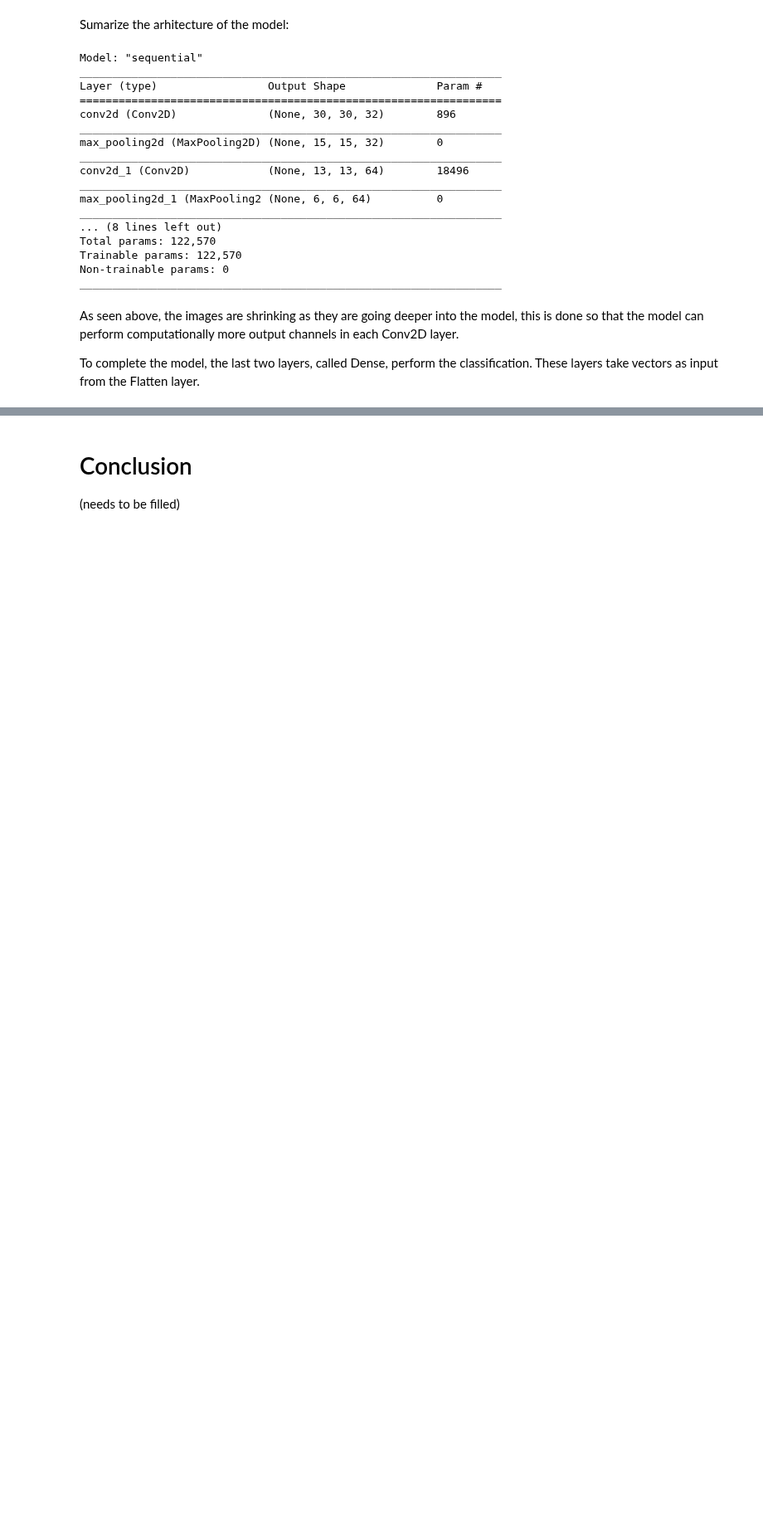
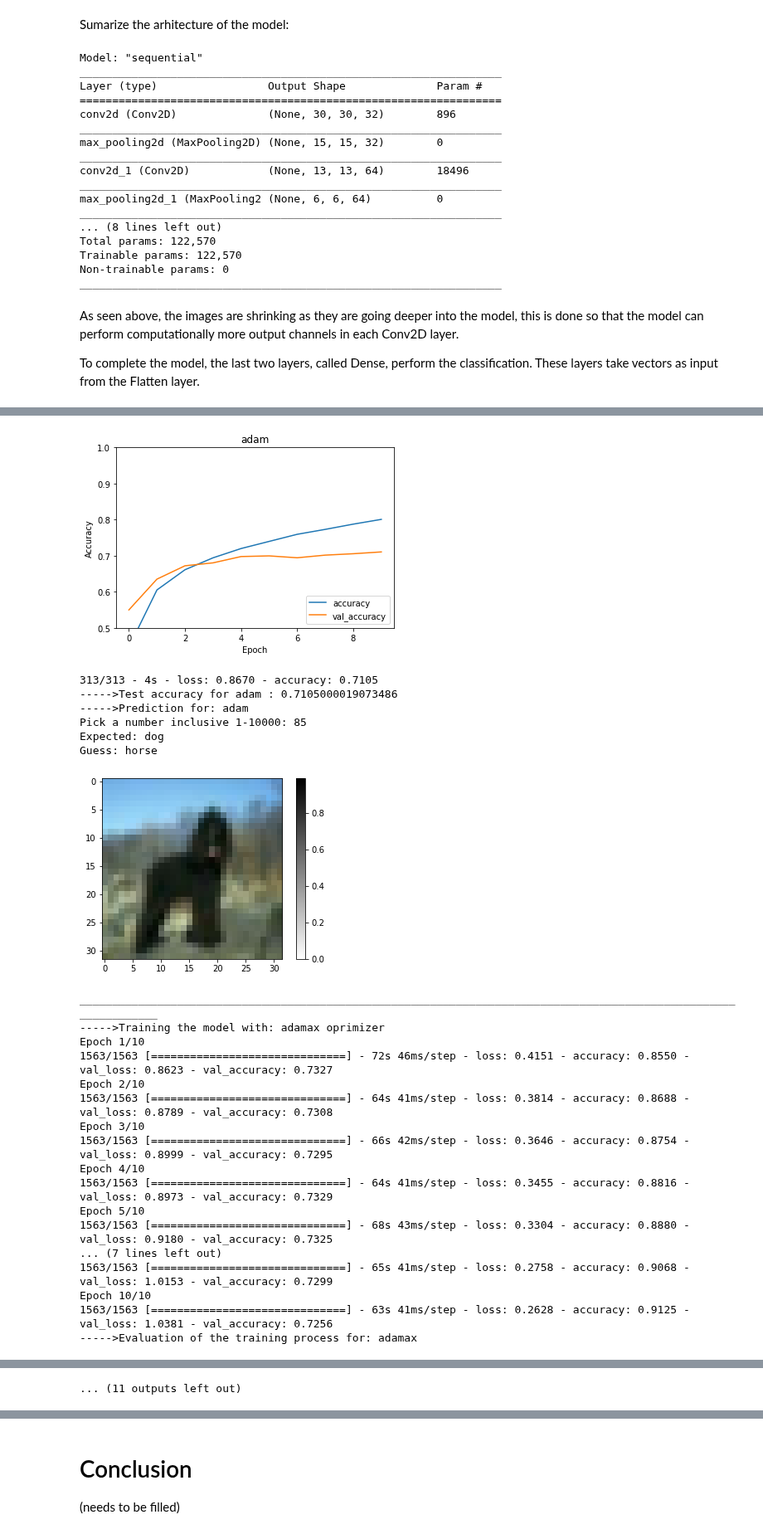
Before and after one commit to DoraTheodora/MachineLearning-Tutorial, a Jupyter notebook: CA2-Data Preprocessing and Algorithms.ipynb, the cells around one changed output, grey strips where cells are left out. Shown at 83% size. Cells and saved outputs as stored; diff of their text form; code cells hidden in the pictures; blank space fills up the shorter version.

Commit message:
Added more optimizers for CNN

```diff
--- a/CA2-Data Preprocessing and Algorithms.ipynb
+++ b/CA2-Data Preprocessing and Algorithms.ipynb
@@ -491,19 +490,56 @@ Compiling parameters:
    - <b>loss</b> is calculate as a difference between predictions and the true labels. The value of loss shows how poorly or well the model behaves during training
 # %%
-optimizers = ["adam", "adamax", "adagrad", "adadelta",  "RMSprop", "nadam", "momentum"]
+optimizers = ["adam", "adamax", "adagrad", "adadelta",  "RMSprop", "nadam"]
 # %%
 for optimizer in optimizers:
-    print("Training the model with: ", optimizer, " oprimizer: ")
-    model.compile(optimizer=optimizer,
-                  loss=tf.keras.losses.SparseCategoricalCrossentropy(from_logits=True),
-                  metrics=['accuracy'])
+    print("_________________________________________________________________________________________________________________")
+    print("----->Training the model with:", optimizer, "oprimizer")
+    model.compile(optimizer=optimizer, loss=tf.keras.losses.SparseCategoricalCrossentropy(from_logits=True), metrics=['accuracy'])
+    history = model.fit(train_images, train_labels, epochs=10, validation_data=(test_images, test_labels))
 
-    history = model.fit(train_images, train_labels, epochs=10, validation_data=(test_images, test_labels))
+    #################################################################################################################
     # Evaluate the training process
+    print("----->Evaluation of the training process for:", optimizer)
     plt.plot(history.history['accuracy'], label='accuracy')
     plt.plot(history.history['val_accuracy'], label = 'val_accuracy')
     plt.xlabel('Epoch')
     plt.ylabel('Accuracy')
+    plt.title(optimizer)
     plt.ylim([0.5, 1])
     plt.legend(loc='lower right')
+    plt.show()
+
+    #################################################################################################################
+    # testing the model
+    test_loss, test_acc = model.evaluate(test_images,  test_labels, verbose=2)
+    print('----->Test accuracy for', optimizer, ':', test_acc)
+
+    #################################################################################################################
+    # predictions
+    print("----->Prediction for:", optimizer)
+    predictions = model.predict(test_images)
+    import numpy as np
+
+    COLOR = 'white'
+    plt.rcParams['text.color'] = COLOR
+    plt.rcParams['axes.labelcolor'] = COLOR
+    def predict(model, image, correct_label):
+        classes = ['airplane', 'automobile', 'bird', 'cat', 'deer',
+                   'dog', 'frog', 'horse', 'ship', 'truck']
+        prediction = model.predict(np.array([image]))
+        predicted_class = classes[np.argmax(prediction)]
+        show_image(image, classes[correct_label], predicted_class)
+    def show_image(img, label, guess):
+        plt.figure()
+        plt.imshow(img, cmap=plt.cm.binary)
+        print("Expected: " + label)
+        print("Guess: " + guess)
+        plt.colorbar()
+        plt.grid(False)
+        plt.show()
+
+    num = int(input("Pick a number inclusive 1-10000: "))
+    image = test_images[num]
+    label = test_labels[num][0]
+    predict(model, image, label)
 # %% [output]
@@ -515,0 +563,25 @@ Epoch 3/10
+[figure, added]
+313/313 - 4s - loss: 0.8670 - accuracy: 0.7105
+----->Test accuracy for adam : 0.7105000019073486
+----->Prediction for: adam
+Pick a number inclusive 1-10000: 85
+Expected: dog
+Guess: horse
+[figure, added]
+_________________________________________________________________________________________________________________
+----->Training the model with: adamax oprimizer
+Epoch 1/10
+1563/1563 [==============================] - 72s 46ms/step - loss: 0.4151 - accuracy: 0.8550 - val_loss: 0.8623 - val_accuracy: 0.7327
+Epoch 2/10
+1563/1563 [==============================] - 64s 41ms/step - loss: 0.3814 - accuracy: 0.8688 - val_loss: 0.8789 - val_accuracy: 0.7308
+Epoch 3/10
+1563/1563 [==============================] - 66s 42ms/step - loss: 0.3646 - accuracy: 0.8754 - val_loss: 0.8999 - val_accuracy: 0.7295
+Epoch 4/10
+1563/1563 [==============================] - 64s 41ms/step - loss: 0.3455 - accuracy: 0.8816 - val_loss: 0.8973 - val_accuracy: 0.7329
+Epoch 5/10
+1563/1563 [==============================] - 68s 43ms/step - loss: 0.3304 - accuracy: 0.8880 - val_loss: 0.9180 - val_accuracy: 0.7325
+... (7 lines left out)
+1563/1563 [==============================] - 65s 41ms/step - loss: 0.2758 - accuracy: 0.9068 - val_loss: 1.0153 - val_accuracy: 0.7299
+Epoch 10/10
+1563/1563 [==============================] - 63s 41ms/step - loss: 0.2628 - accuracy: 0.9125 - val_loss: 1.0381 - val_accuracy: 0.7256
+----->Evaluation of the training process for: adamax
@@ -515,0 +621 @@ Epoch 3/10
+... (11 outputs left out)
```
Also changed, not shown: parts of 10 cells of this notebook.
